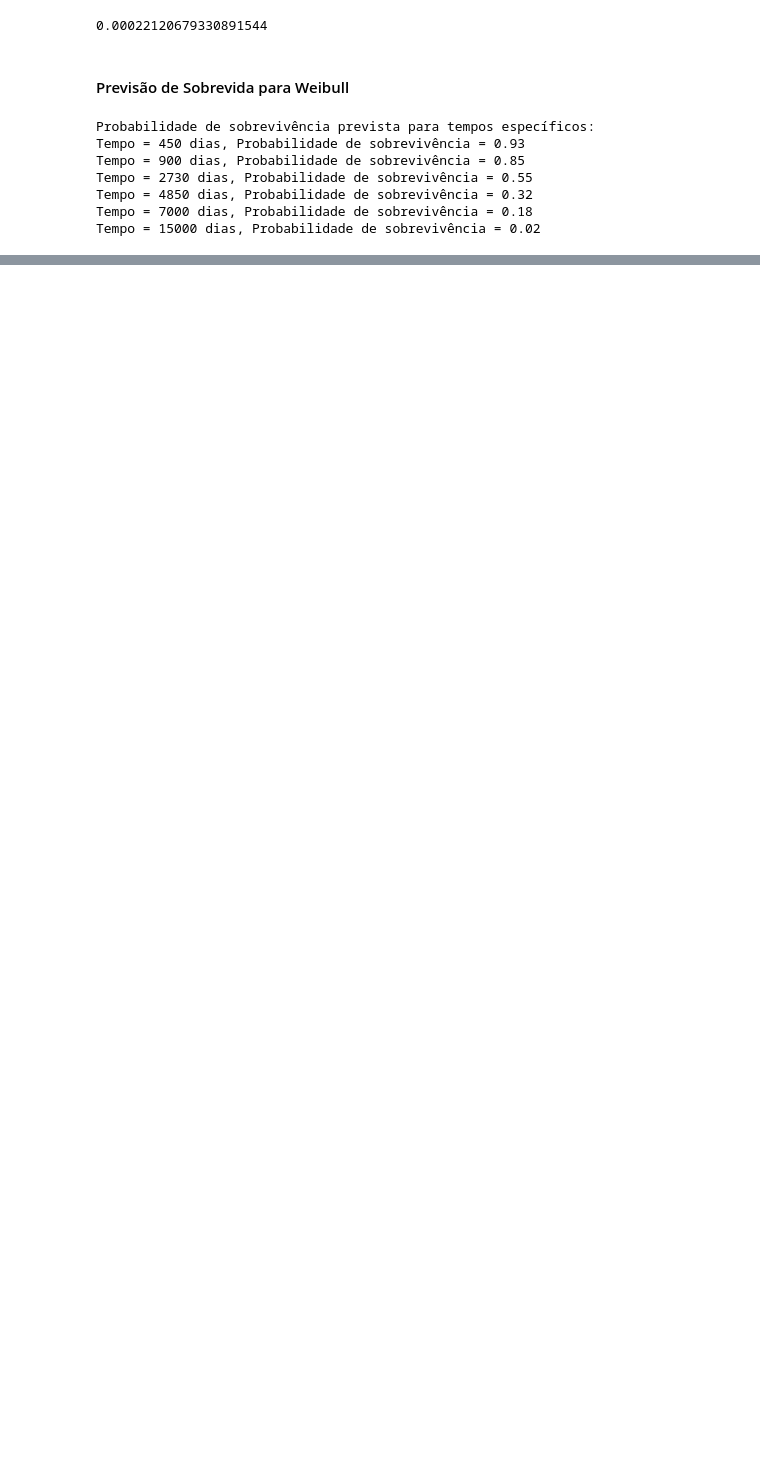
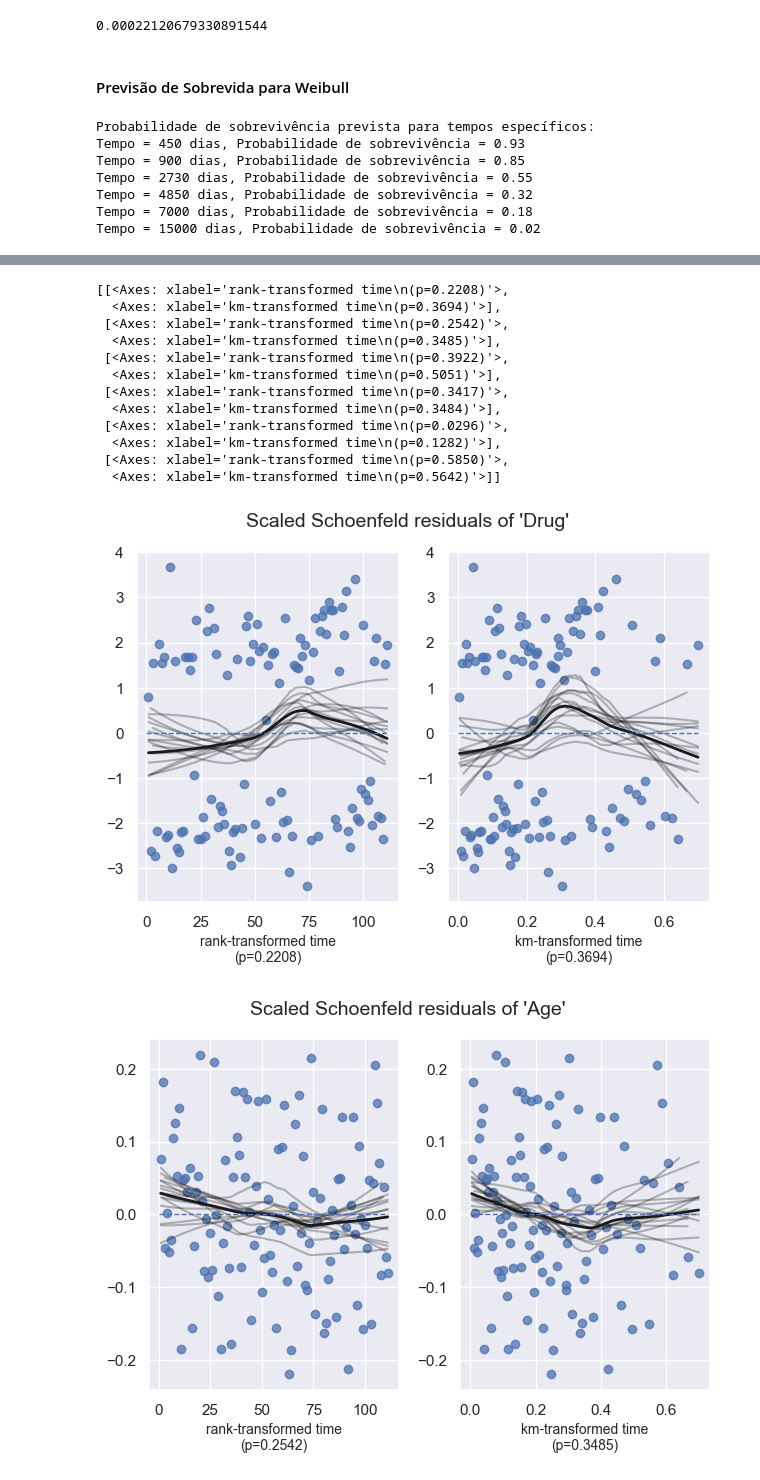
Before and after one commit to GustavoDeutsch/Trabalho_Final_Analise_Sobrevivencia, a Jupyter notebook: expectativa_vida_cirrose.ipynb, the cells around one changed output, grey strips where cells are left out. Drawn from its saved outputs; the diff is of its cells as text; code cells hidden in the pictures; blank space fills up the shorter version.

```diff
--- a/expectativa_vida_cirrose.ipynb
+++ b/expectativa_vida_cirrose.ipynb
@@ -649,0 +686,18 @@ Tempo = 15000 dias, Probabilidade de sobrevivência = 0.02
+# %%
+# Apesar de saber que os grupos não possuem riscos proporcionais para a feature Drug irei utiliza-lo para testar com mais algumas features
+from lifelines import CoxPHFitter
+
+
+# Seleção das variáveis
+dados_modelo = ['Drug', 'Age', 'Hepatomegaly', 'Albumin', 'Platelets', 'Tryglicerides', 'N_Days', 'Status']
+dados_modelos_regressao = dataset_tratado[dados_modelo].copy()
+dados_modelos_regressao.Drug = dados_modelos_regressao.Drug.map({'D-penicillamine':1, 'Placebo':0}).astype(bool)
+dados_modelos_regressao.Hepatomegaly = dados_modelos_regressao.Hepatomegaly.map({'Y':1, 'N':0}).astype(bool)
+dados_modelos_regressao.Status = dados_modelos_regressao.Status.astype(bool)
+
+
+# Ajuste do modelo de Cox
+cph = CoxPHFitter()
+# , strata=['Stage']
+cph.fit(dados_modelos_regressao, duration_col='N_Days', event_col='Status')
+cph.print_summary()
@@ -649,0 +726,4 @@ Tempo = 15000 dias, Probabilidade de sobrevivência = 0.02
+# %%
+# Verificação da suposição de riscos proporcionais
+cph.check_assumptions(dados_modelos_regressao, show_plots=True)
+# %% [output]
@@ -649,0 +748,14 @@ Tempo = 15000 dias, Probabilidade de sobrevivência = 0.02
+[[<Axes: xlabel='rank-transformed time\n(p=0.2208)'>,
+  <Axes: xlabel='km-transformed time\n(p=0.3694)'>],
+ [<Axes: xlabel='rank-transformed time\n(p=0.2542)'>,
+  <Axes: xlabel='km-transformed time\n(p=0.3485)'>],
+ [<Axes: xlabel='rank-transformed time\n(p=0.3922)'>,
+  <Axes: xlabel='km-transformed time\n(p=0.5051)'>],
+ [<Axes: xlabel='rank-transformed time\n(p=0.3417)'>,
+  <Axes: xlabel='km-transformed time\n(p=0.3484)'>],
+ [<Axes: xlabel='rank-transformed time\n(p=0.0296)'>,
+  <Axes: xlabel='km-transformed time\n(p=0.1282)'>],
+ [<Axes: xlabel='rank-transformed time\n(p=0.5850)'>,
+  <Axes: xlabel='km-transformed time\n(p=0.5642)'>]]
+[figure, added]
+[figure, added]
```
Also changed, not shown: parts of 16 cells of this notebook.
